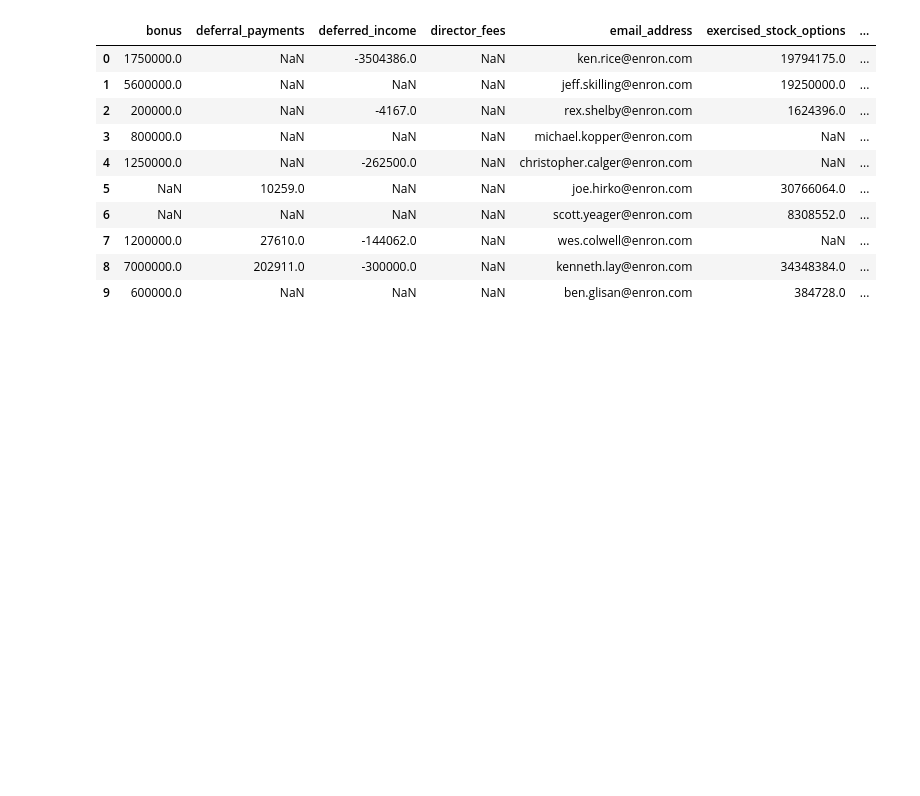
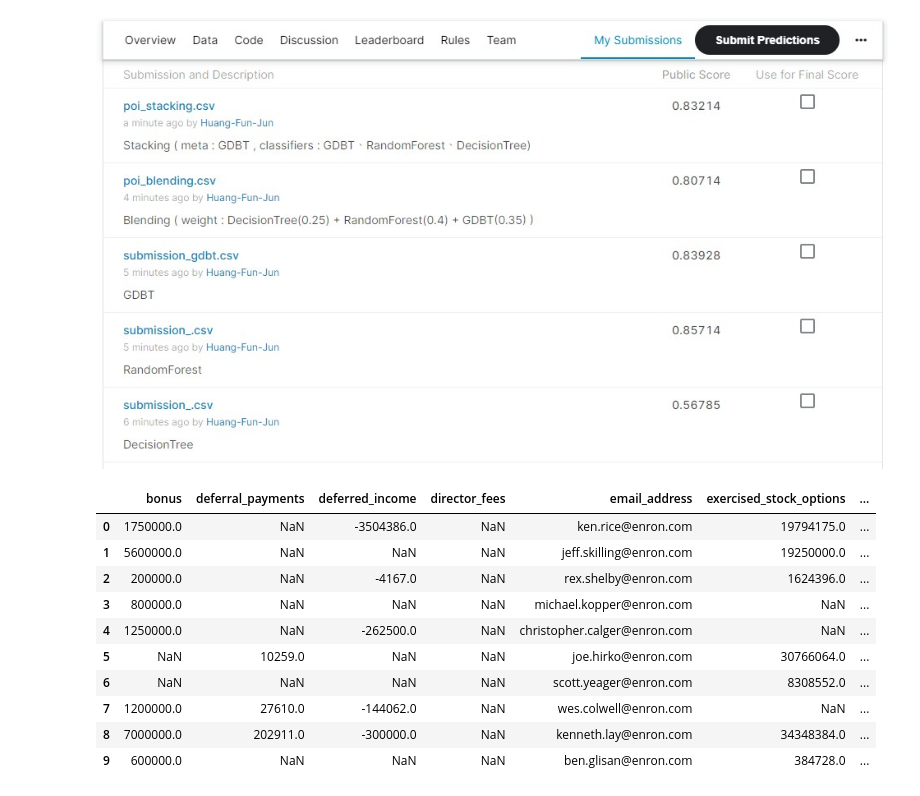
Before and after one commit to sysh110073/ML100Days, a Jupyter notebook: homework/Day_051~053_Midterm_Exam.ipynb, the cells around one changed output. Cells and saved outputs as stored; diff of their text form; code cells hidden in the pictures; blank space fills up the shorter version.

```diff
--- a/homework/Day51_53_Midterm_Exam.ipynb
+++ b/homework/Day_051~053_Midterm_Exam.ipynb
@@ -1,6 +1,8 @@
 # %%
 from IPython.display import Image
-Image(filename = "")
+Image(filename = "C:\\Users\\huang\\Desktop\\機器學習馬拉松\\D51_D53_Kaggle期中考_考ML與調參相關\\Day51_53_Midterm_Exam.jpg", width=1000,height=1000)
+# %% [output]
+[figure, added]
 # %%
 import pandas as pd
 import numpy as np
```
